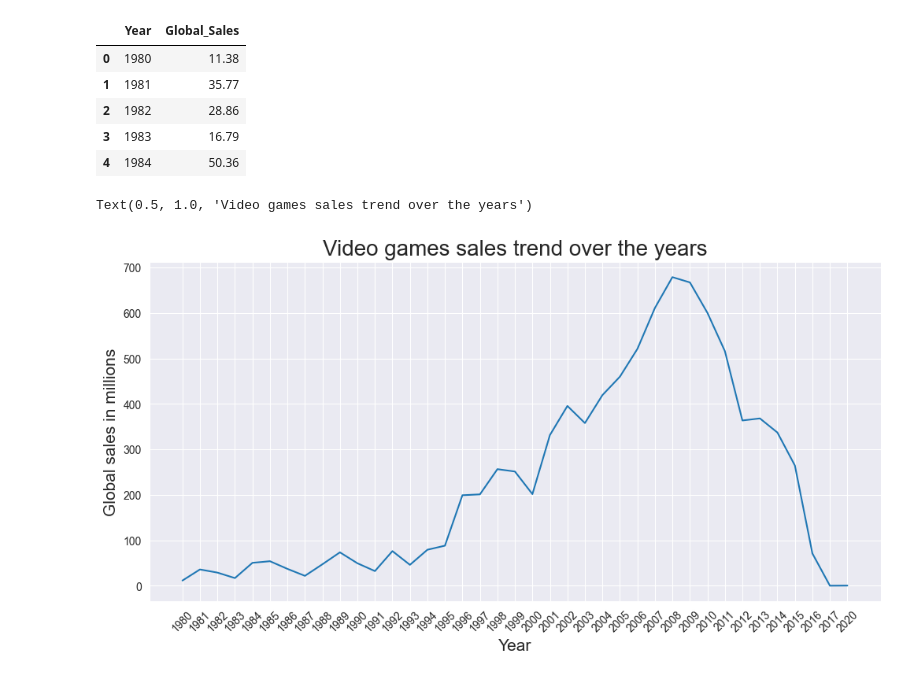
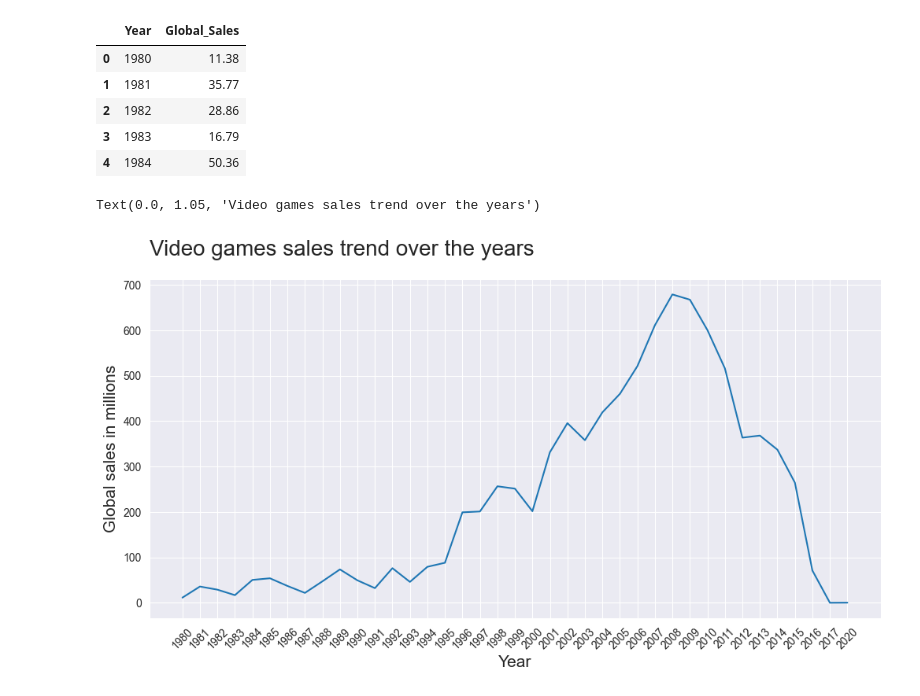
Before and after one commit to rodioniam/study_projects, a Jupyter notebook: visualization/other_charts.ipynb, the cells around one changed output. Drawn from its saved outputs; the diff is of its cells as text; code cells hidden in the pictures.

```diff
--- a/visualization/other_charts.ipynb
+++ b/visualization/other_charts.ipynb
@@ -81,14 +62,14 @@ sales_by_year['Year'] = sales_by_year['Year'].astype(str)
 # %%
 sns.set_style('darkgrid')
 plt.figure(figsize=(10,5))
 plt.xticks(rotation=45)
 plt.tight_layout()
 sns.lineplot(sales_by_year, x='Year', y='Global_Sales')
 
 # here is some other customization options
 plt.xlabel('Year', size = 15)
 plt.ylabel('Global sales in millions', size = 15)
-plt.title('Video games sales trend over the years', size=20)
+plt.title('Video games sales trend over the years', size=20, y=1.05, loc='left')
 # %% [output]
-Text(0.5, 1.0, 'Video games sales trend over the years')
+Text(0.0, 1.05, 'Video games sales trend over the years')
-[figure, old version]
+[figure, new version]
```
Also changed, not shown: parts of 7 cells of this notebook, 2 other files.
